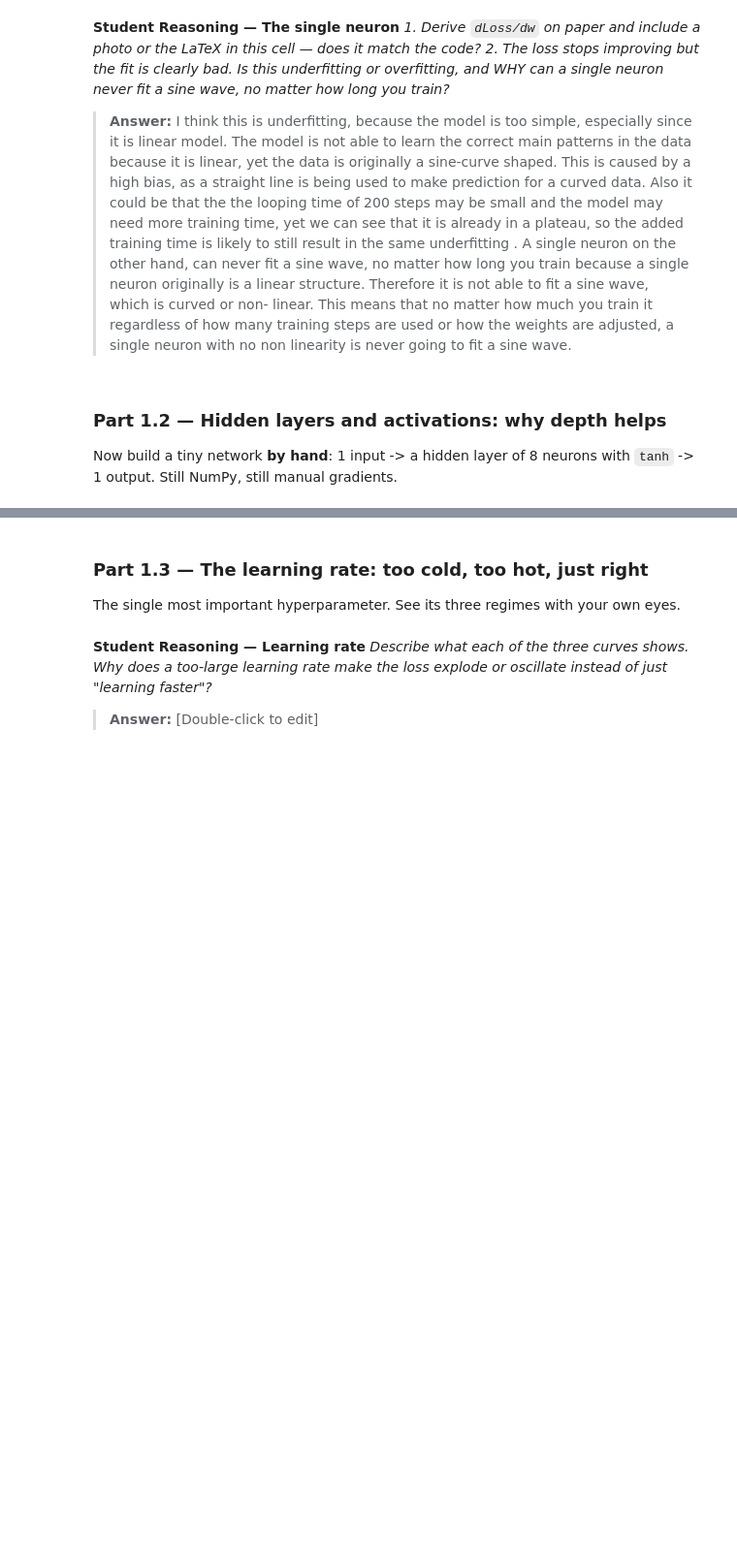
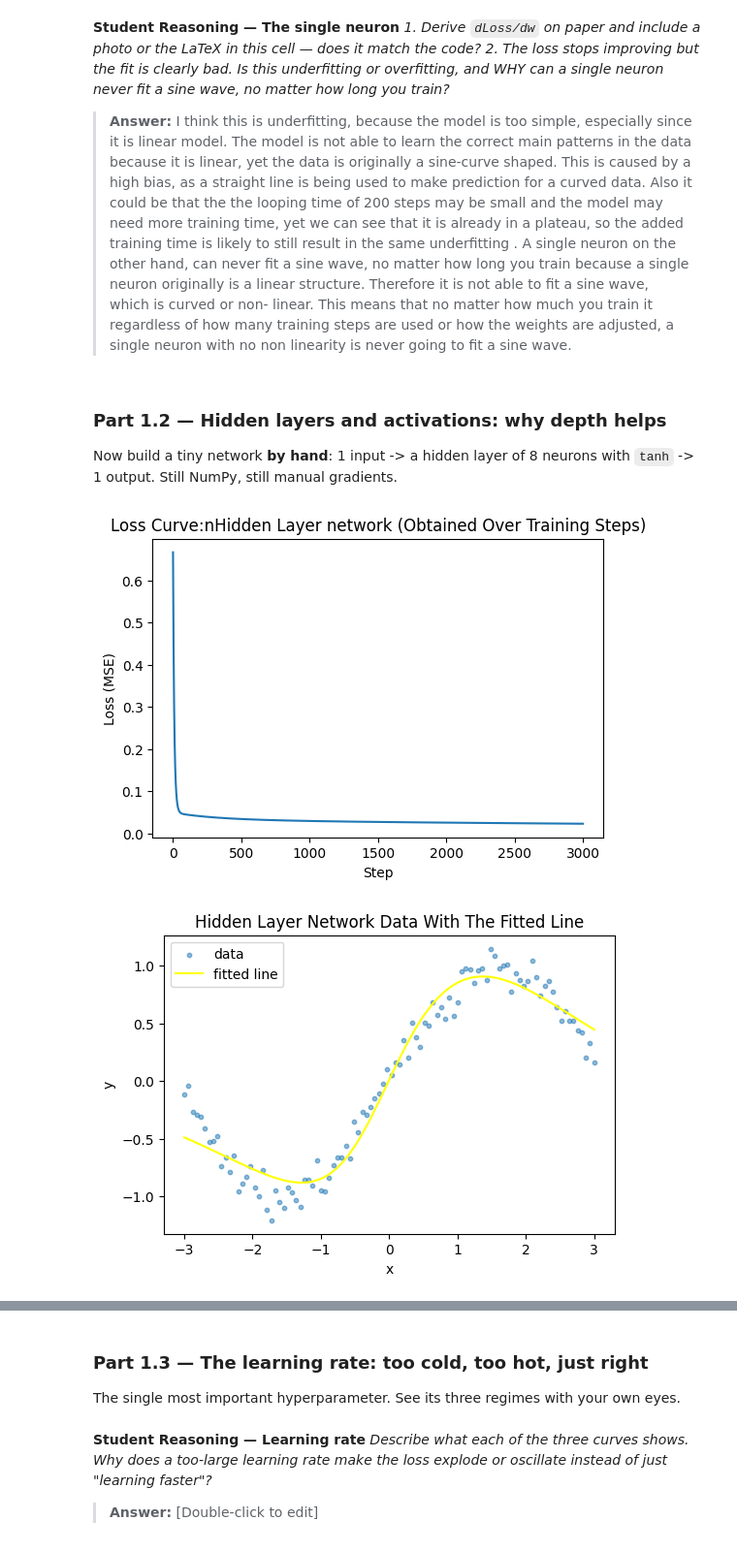
Before and after one commit to YayraBoven/lab-3, a Jupyter notebook: lab_3.ipynb, the cells around one changed output, grey strips where cells are left out. Shown at 97% size. Saved outputs shown, nothing was run; the diff lists cells and outputs as text; code cells hidden in the pictures; blank space fills up the shorter version.

```diff
--- a/lab_3.ipynb
+++ b/lab_3.ipynb
@@ -161,24 +161,91 @@ Now build a tiny network **by hand**: 1 input -> a hidden layer of 8 neurons wit
 # %%
 # TODO: Initialise parameters
 #   W1: shape (1, 8),  b1: shape (8,)
 #   W2: shape (8, 1),  b2: shape (1,)
 #   Small random values (e.g. np.random.randn(...) * 0.5)
+W1= np.random.randn(1,8) * 0.5
+b1= np.random.randn(8,) * 0.5
+W2= np.random.randn(8,1) * 0.5
+b2= np.random.randn(1) * 0.5
+
+x = x.reshape(-1,1)
+y = y.reshape(-1,1)
 
 # TODO: Forward pass (keep the intermediate values — you need them for backprop):
 #   z1 = x @ W1 + b1        # pre-activation, shape (100, 8)
 #   h  = np.tanh(z1)        # activation
 #   y_hat = h @ W2 + b2     # output, shape (100, 1)
 #   loss  = np.mean((y_hat - y) ** 2)
+
+z1 = x @ W1 + b1
+h  = np.tanh(z1)
+y_hat = h @ W2 + b2
+loss  = np.mean((y_hat - y) ** 2)
+
 
 # TODO: Backward pass (the chain rule, layer by layer):
 #   d_yhat = 2 * (y_hat - y) / len(y)
 #   dW2 = h.T @ d_yhat ;  db2 = d_yhat.sum(axis=0)
 #   dh  = d_yhat @ W2.T
 #   dz1 = dh * (1 - np.tanh(z1) ** 2)     # derivative of tanh
 #   dW1 = x.T @ dz1 ;  db1 = dz1.sum(axis=0)
 
+d_yhat = 2 * (y_hat - y) / len(y)
+dW2 = h.T @ d_yhat
+db2 = d_yhat.sum(axis=0)
+dh  = d_yhat @ W2.T
+dz1 = dh * (1 - np.tanh(z1) ** 2)
+dW1 = x.T @ dz1
+db1 = dz1.sum(axis=0)
+
 # TODO: Update all parameters with learning rate lr, loop for ~3000 steps,
 #   record the loss.
 
+lr = 0.01
+losses =[]
+
+
+for step in range(3000):
+  #computing our forward pass
+  z1 = x @ W1 + b1
+  h  = np.tanh(z1)
+  y_hat = h @ W2 + b2
+  loss  = np.mean((y_hat - y) ** 2)
+  losses.append(loss)
+
+  #computing our backward pass
+  d_yhat = 2 * (y_hat - y) / len(y)
+  dW2 = h.T @ d_yhat
+  db2 = d_yhat.sum(axis=0)
+  dh  = d_yhat @ W2.T
+  dz1 = dh * (1 - np.tanh(z1) ** 2)
+  dW1 = x.T @ dz1
+  db1 = dz1.sum(axis=0)
+
+  #updating all our parameter
+  W1   -= lr * dW1
+  b1   -= lr * db1
+  W2   -= lr * dW2
+  b2   -= lr * db2
+
 # TODO: Plot the loss curve AND the final fit over the data.
-#   Then re-run with the tanh REMOVED (h = z1). What happens to the fit?
+#The loss curve
+plt.figure(figsize=(6,4))
+plt.plot(losses)
+plt.xlabel("Step")
+plt.ylabel("Loss (MSE)")
+plt.title("Loss Curve:Hidden Layer network (Obtained Over Training Steps)")
+plt.show()
+
+#B)Final fit over the date
+plt.figure(figsize=(6,4))
+plt.scatter(x, y, s=10, alpha=0.5, label="data")
+plt.plot(x, y_hat, color='yellow', label="fitted line")
+plt.xlabel("x")
+plt.ylabel("y")
+plt.title("Hidden Layer Network Data With The Fitted Line")
+plt.legend()
+plt.show()
+# %% [output]
+[figure, added]
+[figure, added]
```
Also changed, not shown: parts of 2 cells of this notebook.
